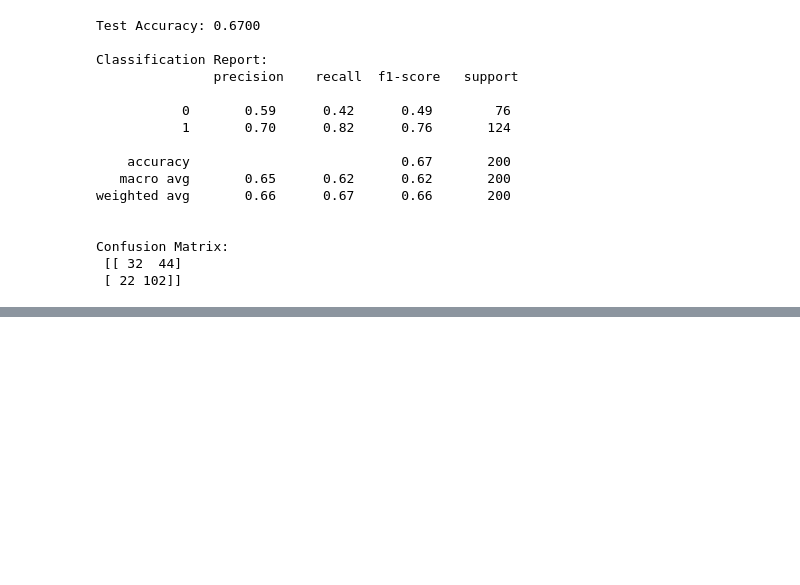
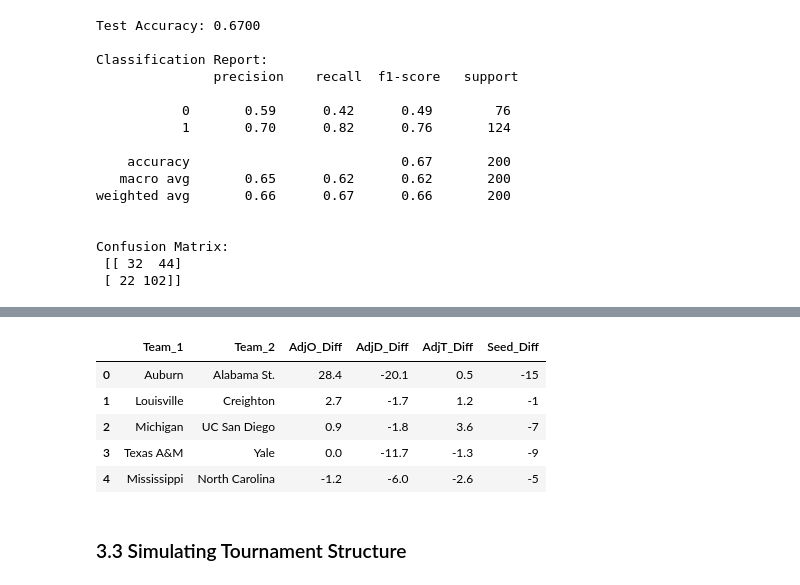
Before and after one commit to ShashSriv/2025MarchMadnessModel, a Jupyter notebook: DataCollection.ipynb, the cells around one changed output, grey strips where cells are left out. Cells and saved outputs as stored; diff of their text form; code cells hidden in the pictures; blank space fills up the shorter version.

```diff
--- a/DataCollection.ipynb
+++ b/DataCollection.ipynb
@@ -475,0 +739,8 @@ print(f"Training Accuracy (Random Forest): {train_accuracy_rf:.4f}")
+# %%
+#Clean Cols
+tournament_df = tournament_df.drop(columns=['Team', 'Unnamed: 0'])
+
+#drop rows with NA values, meaning not participating in the tournament
+tournament_df = tournament_df.dropna()
+
+print(tournament_df)
@@ -475,0 +762,25 @@ print(f"Training Accuracy (Random Forest): {train_accuracy_rf:.4f}")
+# %%
+#Must reshape the data to match format of training data
+tournament_df = tournament_df.reset_index(drop=True)
+
+matchups = []
+
+for i in range(0, len(tournament_df), 2):  # Step by 2 to group consecutive pairs
+    if i + 1 < len(tournament_df):  # Ensure we don't go out of bounds
+        matchups.append({
+            'Team_1': tournament_df.loc[i, 'TEAM'],
+            'Seed_1': tournament_df.loc[i, 'SEED'],
+            'Team_1_ORtg': tournament_df.loc[i, 'ORtg'],
+            'Team_1_DRtg': tournament_df.loc[i, 'DRtg'],
+            'Team_1_AdjT': tournament_df.loc[i, 'AdjT'],
+            'Team_2': tournament_df.loc[i + 1, 'TEAM'],
+            'Seed_2': tournament_df.loc[i + 1, 'SEED'],
+            'Team_2_ORtg': tournament_df.loc[i + 1, 'ORtg'],
+            'Team_2_DRtg': tournament_df.loc[i + 1, 'DRtg'],
+            'Team_2_AdjT': tournament_df.loc[i + 1, 'AdjT']
+        })
+
+# Convert the list into a DataFrame
+matchups_df = pd.DataFrame(matchups)
+
+print(matchups_df)
@@ -475,0 +805,21 @@ print(f"Training Accuracy (Random Forest): {train_accuracy_rf:.4f}")
+# %%
+# Compute feature differences between Team_1 and Team_2
+matchups_df["AdjO_Diff"] = matchups_df["Team_1_ORtg"] - matchups_df["Team_2_ORtg"]
+matchups_df["AdjD_Diff"] = matchups_df["Team_1_DRtg"] - matchups_df["Team_2_DRtg"]
+matchups_df["AdjT_Diff"] = matchups_df["Team_1_AdjT"] - matchups_df["Team_2_AdjT"]
+matchups_df["Seed_Diff"] = matchups_df["Seed_1"] - matchups_df["Seed_2"]
+
+# Drop the original stat columns and only keep differences
+columns_to_drop = ['Team_1_ORtg', 'Team_2_ORtg', 'Team_1_DRtg', 'Team_2_DRtg', 'Team_1_AdjT', 'Team_2_AdjT', 'Seed_1', 'Seed_2']
+matchups_df.drop(columns=columns_to_drop, inplace=True)
+
+matchups_df.head()
+# %% [output]
+|  | Team_1 | Team_2 | AdjO_Diff | AdjD_Diff | AdjT_Diff | Seed_Diff |
+| 0 | Auburn | Alabama St. | 28.4 | -20.1 | 0.5 | -15 |
+| 1 | Louisville | Creighton | 2.7 | -1.7 | 1.2 | -1 |
+| 2 | Michigan | UC San Diego | 0.9 | -1.8 | 3.6 | -7 |
+| 3 | Texas A&M | Yale | 0.0 | -11.7 | -1.3 | -9 |
+| 4 | Mississippi | North Carolina | -1.2 | -6.0 | -2.6 | -5 |
+# %% [markdown]
+### 3.3 Simulating Tournament Structure
```
Also changed, not shown: parts of 18 cells of this notebook, 2 other files.
